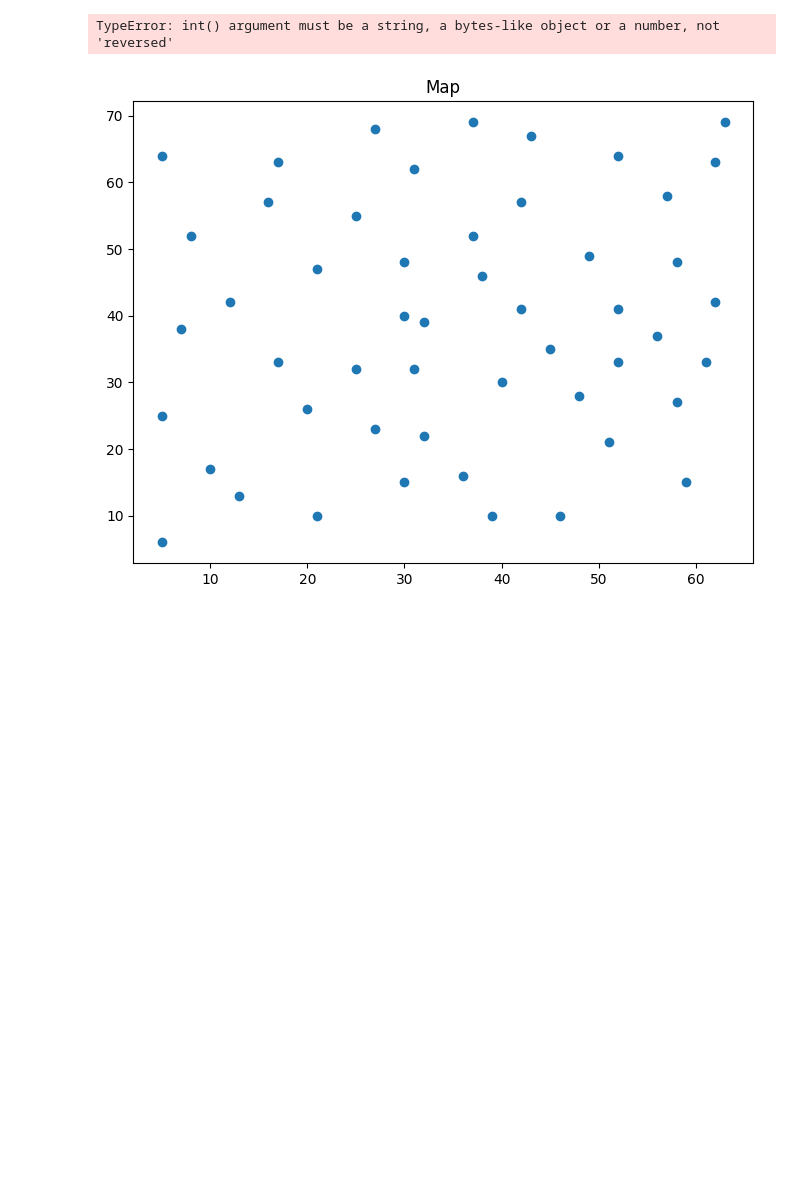
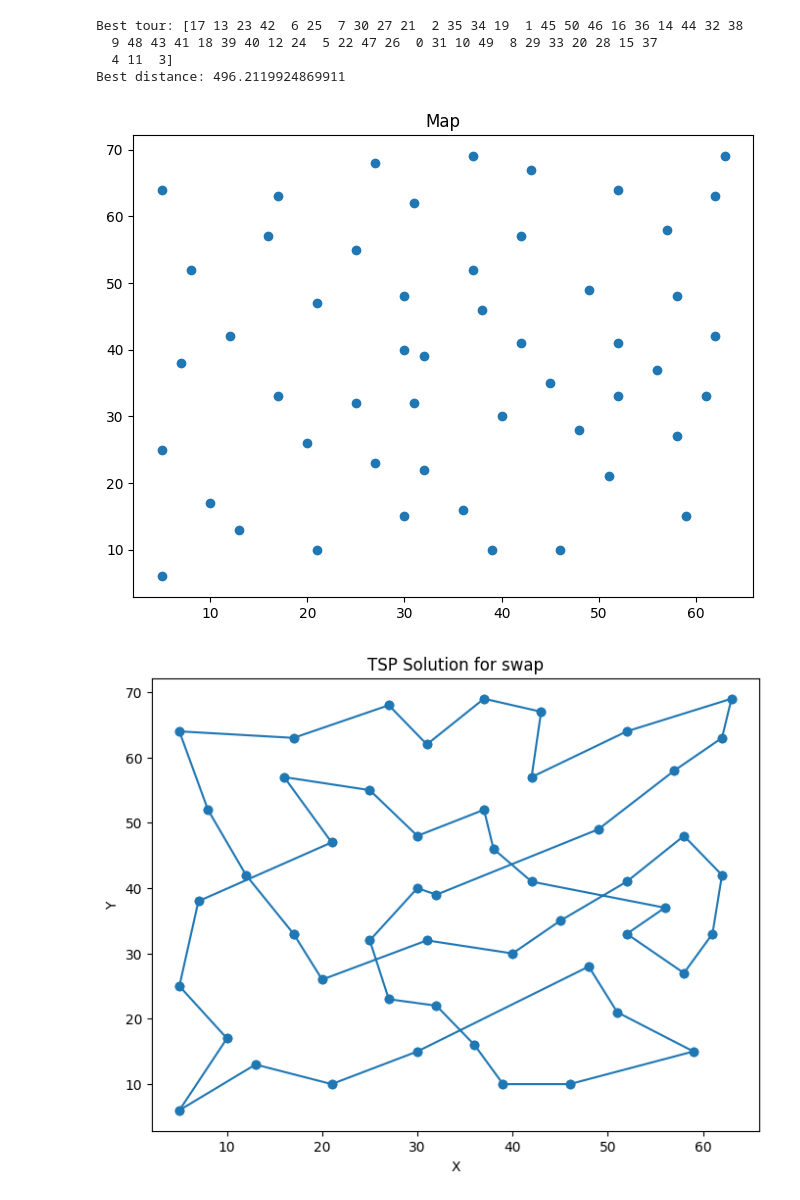
Before and after one commit to Foundnation/Stochastic-Simulation, a Jupyter notebook: TSM/tsp_notebook.ipynb, the cells around one changed output. Cells and saved outputs as stored; diff of their text form; code cells hidden in the pictures; blank space fills up the shorter version.

Commit message:
plots for swap and reverse

```diff
--- a/TSM/tsp_notebook.ipynb
+++ b/TSM/tsp_notebook.ipynb
@@ -2,33 +2,43 @@
 from tsp_annealing import *
 import matplotlib.pyplot as plt
 # %%
+def plot_TSP_solution(cities, permutation_method):
+    plt.figure(figsize=(8, 6))
+    plt.scatter([elem[0] for elem in cities], [elem[1] for elem in cities])
+    plt.title('Map')
+
+    distances = calculate_distances(cities)
+
+    best_tour, best_distance, cost_over_iterations, temperature_over_interations = perform_annealing(distances, altering_method=permutation_method, max_iterations=int(1E5), alpha=0.9999)
+
+    print("Best tour:", best_tour)
+    print("Best distance:", best_distance)
+
+    plot_tour(best_tour, cities, permutation_method)
+    plt.show()
+
+    plt.figure(figsize=(8, 6))
+    plt.plot(cost_over_iterations)
+    plt.title('Tour Distance Over Iterations')
+    plt.xlabel('Iterations')
+    plt.ylabel('Distance')
+    plt.show()
+
+    plt.plot(temperature_over_interations)
+    plt.title('Temperature Over Iterations')
+    plt.xlabel('Iterations')
+    plt.ylabel('Temperature')
+
+    plt.show()
+
+
 cities = load_graph('TSP-Configurations/eil51.tsp.txt')
-
-plt.figure(figsize=(8, 6))
-plt.scatter([elem[0] for elem in cities], [elem[1] for elem in cities])
-plt.title('Map')
-
-distances = calculate_distances(cities)
-
-best_tour, best_distance, cost_over_iterations, temperature_over_interations = perform_annealing(distances, altering_method='reverse', max_iterations=int(1E5), alpha=0.9999)
-
-print("Best tour:", best_tour)
-print("Best distance:", best_distance)
-
-plot_tour(best_tour, cities)
-
-plt.figure(figsize=(8, 6))
-plt.plot(cost_over_iterations)
-plt.title('Tour Distance Over Iterations')
-plt.xlabel('Iterations')
-plt.ylabel('Distance')
-
-plt.plot(temperature_over_interations)
-plt.title('Temperature Over Iterations')
-plt.xlabel('Iterations')
-plt.ylabel('Temperature')
-
-plt.show()
+plot_TSP_solution(cities, 'swap')
+plot_TSP_solution(cities, 'reverse')
 # %% [output]
-TypeError: int() argument must be a string, a bytes-like object or a number, not 'reversed'
+Best tour: [17 13 23 42  6 25  7 30 27 21  2 35 34 19  1 45 50 46 16 36 14 44 32 38
+  9 48 43 41 18 39 40 12 24  5 22 47 26  0 31 10 49  8 29 33 20 28 15 37
+  4 11  3]
+Best distance: 496.2119924869911
 [figure]
+[figure, added]
```
Also changed, not shown: parts of 1 cell of this notebook, 1 other file.
